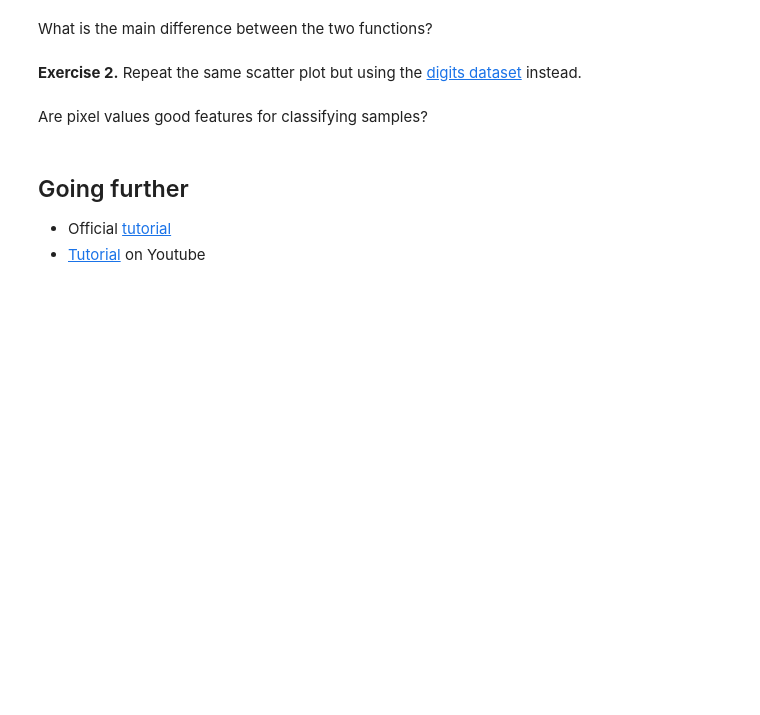
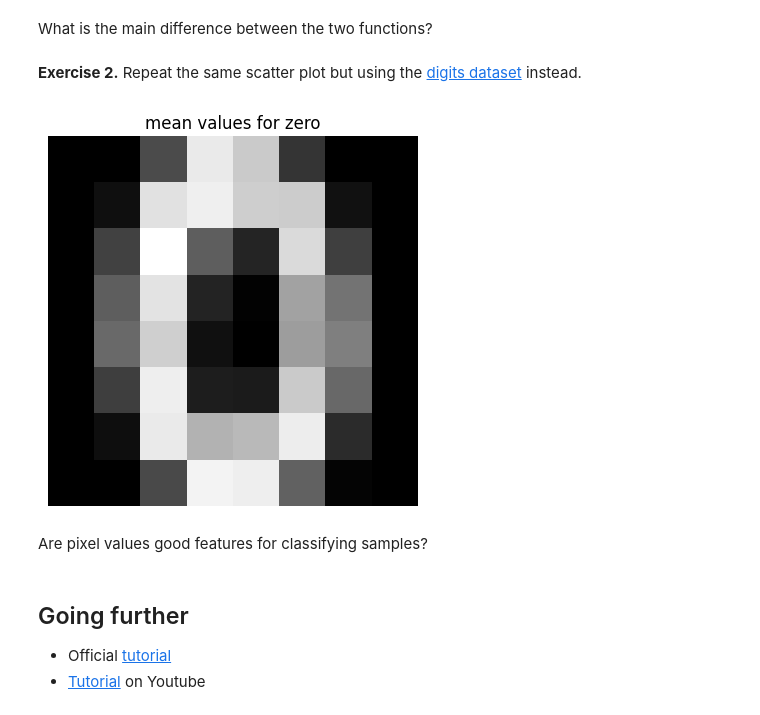
Before and after one commit to mannoubim26/Lab_Programming, a Jupyter notebook: Python_basics.ipynb, the cells around one changed output. Drawn from its saved outputs; the diff is of its cells as text; code cells hidden in the pictures; blank space fills up the shorter version.

```diff
--- a/Python_basics.ipynb
+++ b/Python_basics.ipynb
@@ -530,3 +576,22 @@ X, y = load_digits(return_X_y=True)
+# %%
+import matplotlib.pyplot as plt # TODO Rodrigo: turn into scatter plot
+import numpy as np
+from sklearn.datasets import load_digits
+
+X, y = load_digits(return_X_y=True)
+
+X_zero = X[y == 0]
+
+mean_zero = X_zero.mean(axis=0)
+
+mean_zero_reshaped = mean_zero.reshape(8, 8)
+
+plt.imshow(mean_zero_reshaped, cmap='gray')
+plt.title('mean values for zero')
+plt.axis('off')
+plt.savefig('mean_zero.png')
+# %% [output]
+[figure, added]
 # %% [markdown]
 Are pixel values good features for classifying samples?
 # %% [markdown]
```
Also changed, not shown: parts of 23 cells of this notebook, 3 other files.
